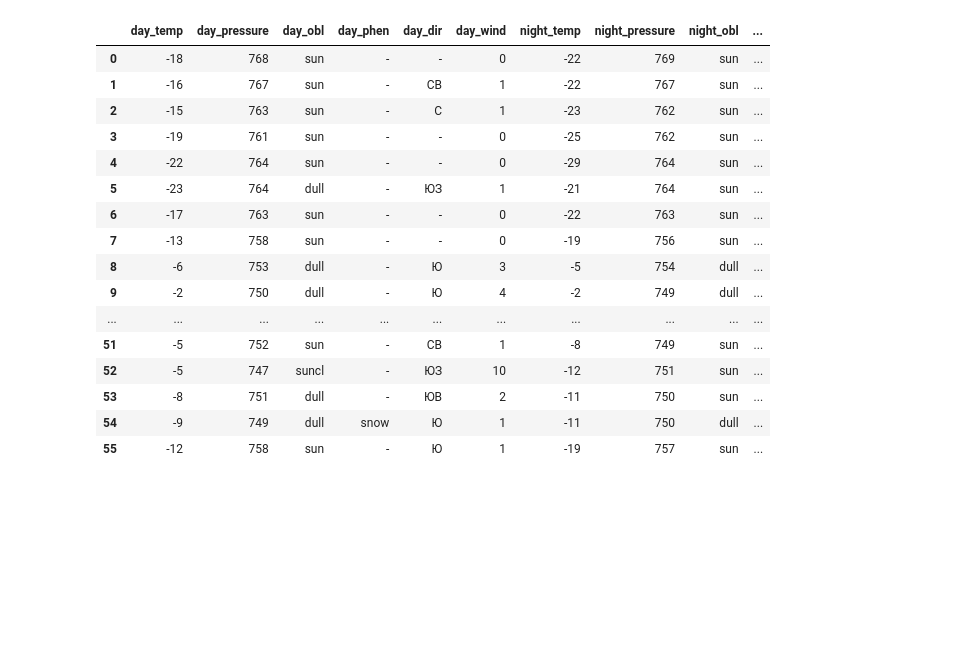
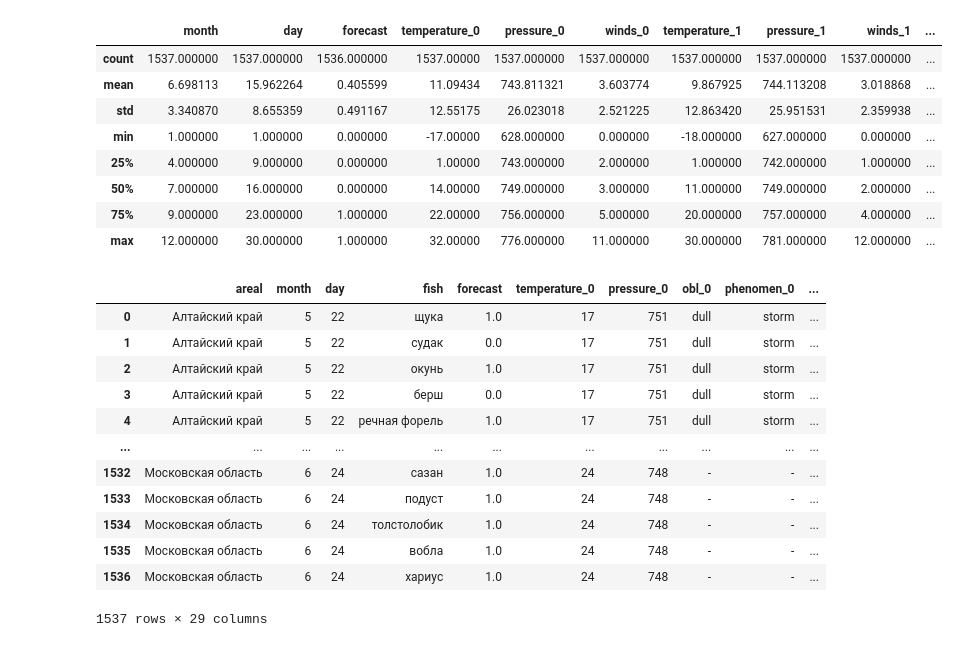
Before and after one commit to tam2511/Fishow-Backend, a Jupyter notebook: spider/utils/diary_gismeteo.ipynb, the cells around one changed output. Drawn from its saved outputs; the diff is of its cells as text; code cells hidden in the pictures; blank space fills up the shorter version.

```diff
--- a/spider/utils/diary_gismeteo.ipynb
+++ b/spider/utils/diary_gismeteo.ipynb
@@ -82,20 +75,56 @@ dt.to_csv('result.csv', index=False)
-# %%
-pd.read_csv('result.csv')
-# %% [output]
-|  | day_temp | day_pressure | day_obl | day_phen | day_dir | day_wind | night_temp | night_pressure | night_obl | ... |
-| 0 | -18 | 768 | sun | - | - | 0 | -22 | 769 | sun | ... |
-| 1 | -16 | 767 | sun | - | СВ | 1 | -22 | 767 | sun | ... |
-| 2 | -15 | 763 | sun | - | С | 1 | -23 | 762 | sun | ... |
-| 3 | -19 | 761 | sun | - | - | 0 | -25 | 762 | sun | ... |
-| 4 | -22 | 764 | sun | - | - | 0 | -29 | 764 | sun | ... |
-| 5 | -23 | 764 | dull | - | ЮЗ | 1 | -21 | 764 | sun | ... |
-| 6 | -17 | 763 | sun | - | - | 0 | -22 | 763 | sun | ... |
-| 7 | -13 | 758 | sun | - | - | 0 | -19 | 756 | sun | ... |
-| 8 | -6 | 753 | dull | - | Ю | 3 | -5 | 754 | dull | ... |
-| 9 | -2 | 750 | dull | - | Ю | 4 | -2 | 749 | dull | ... |
-| ... | ... | ... | ... | ... | ... | ... | ... | ... | ... | ... |
-| 51 | -5 | 752 | sun | - | СВ | 1 | -8 | 749 | sun | ... |
-| 52 | -5 | 747 | suncl | - | ЮЗ | 10 | -12 | 751 | sun | ... |
-| 53 | -8 | 751 | dull | - | ЮВ | 2 | -11 | 750 | sun | ... |
-| 54 | -9 | 749 | dull | snow | Ю | 1 | -11 | 750 | dull | ... |
-| 55 | -12 | 758 | sun | - | Ю | 1 | -19 | 757 | sun | ... |
+# %%
+train_data = []
+for idx, row in tqdm(dt.iterrows()):
+    if row['щука'] > -1:
+        data = dt[idx - 3: idx + 1]
+        temps = list(data['day_temp'])
+        press = list(data['day_pressure'])
+        obls = list(data['day_obl'])
+        phens = list(data['day_phen'])
+        dirs = list(data['day_dir'])
+        winds = list(data['day_wind'])
+        areal = row['areal']
+        month = row['month']
+        day = row['day']
+        for fish in fishs:
+            row_ = {'areal': areal, 'month': month, 'day': day, 'fish': fish, 'forecast': row[fish]}
+            for k in range(len(temps)):
+                row_.update({
+                    'temperature_{}'.format(k): temps[3 - k],
+                    'pressure_{}'.format(k): press[3 - k],
+                    'obl_{}'.format(k): obls[3 - k],
+                    'phenomen_{}'.format(k): phens[3 - k],
+                    'wind_direction_{}'.format(k): dirs[3 - k],
+                    'winds_{}'.format(k): winds[3 - k],
+                })
+            train_data.append(row_)
+# %%
+train_dt = pd.DataFrame(train_data)
+# %%
+train_dt.describe()
+# %% [output]
+|  | month | day | forecast | temperature_0 | pressure_0 | winds_0 | temperature_1 | pressure_1 | winds_1 | ... |
+| count | 1537.000000 | 1537.000000 | 1536.000000 | 1537.00000 | 1537.000000 | 1537.000000 | 1537.000000 | 1537.000000 | 1537.000000 | ... |
+| mean | 6.698113 | 15.962264 | 0.405599 | 11.09434 | 743.811321 | 3.603774 | 9.867925 | 744.113208 | 3.018868 | ... |
+| std | 3.340870 | 8.655359 | 0.491167 | 12.55175 | 26.023018 | 2.521225 | 12.863420 | 25.951531 | 2.359938 | ... |
+| min | 1.000000 | 1.000000 | 0.000000 | -17.00000 | 628.000000 | 0.000000 | -18.000000 | 627.000000 | 0.000000 | ... |
+| 25% | 4.000000 | 9.000000 | 0.000000 | 1.00000 | 743.000000 | 2.000000 | 1.000000 | 742.000000 | 1.000000 | ... |
+| 50% | 7.000000 | 16.000000 | 0.000000 | 14.00000 | 749.000000 | 3.000000 | 11.000000 | 749.000000 | 2.000000 | ... |
+| 75% | 9.000000 | 23.000000 | 1.000000 | 22.00000 | 756.000000 | 5.000000 | 20.000000 | 757.000000 | 4.000000 | ... |
+| max | 12.000000 | 30.000000 | 1.000000 | 32.00000 | 776.000000 | 11.000000 | 30.000000 | 781.000000 | 12.000000 | ... |
+# %%
+train_dt
+# %% [output]
+|  | areal | month | day | fish | forecast | temperature_0 | pressure_0 | obl_0 | phenomen_0 | ... |
+| 0 | Алтайский край | 5 | 22 | щука | 1.0 | 17 | 751 | dull | storm | ... |
+| 1 | Алтайский край | 5 | 22 | судак | 0.0 | 17 | 751 | dull | storm | ... |
+| 2 | Алтайский край | 5 | 22 | окунь | 1.0 | 17 | 751 | dull | storm | ... |
+| 3 | Алтайский край | 5 | 22 | берш | 0.0 | 17 | 751 | dull | storm | ... |
+| 4 | Алтайский край | 5 | 22 | речная форель | 1.0 | 17 | 751 | dull | storm | ... |
+| ... | ... | ... | ... | ... | ... | ... | ... | ... | ... | ... |
+| 1532 | Московская область | 6 | 24 | сазан | 1.0 | 24 | 748 | - | - | ... |
+| 1533 | Московская область | 6 | 24 | подуст | 1.0 | 24 | 748 | - | - | ... |
+| 1534 | Московская область | 6 | 24 | толстолобик | 1.0 | 24 | 748 | - | - | ... |
+| 1535 | Московская область | 6 | 24 | вобла | 1.0 | 24 | 748 | - | - | ... |
+| 1536 | Московская область | 6 | 24 | хариус | 1.0 | 24 | 748 | - | - | ... |
+1537 rows × 29 columns
```
Also changed, not shown: parts of 24 cells of this notebook.
